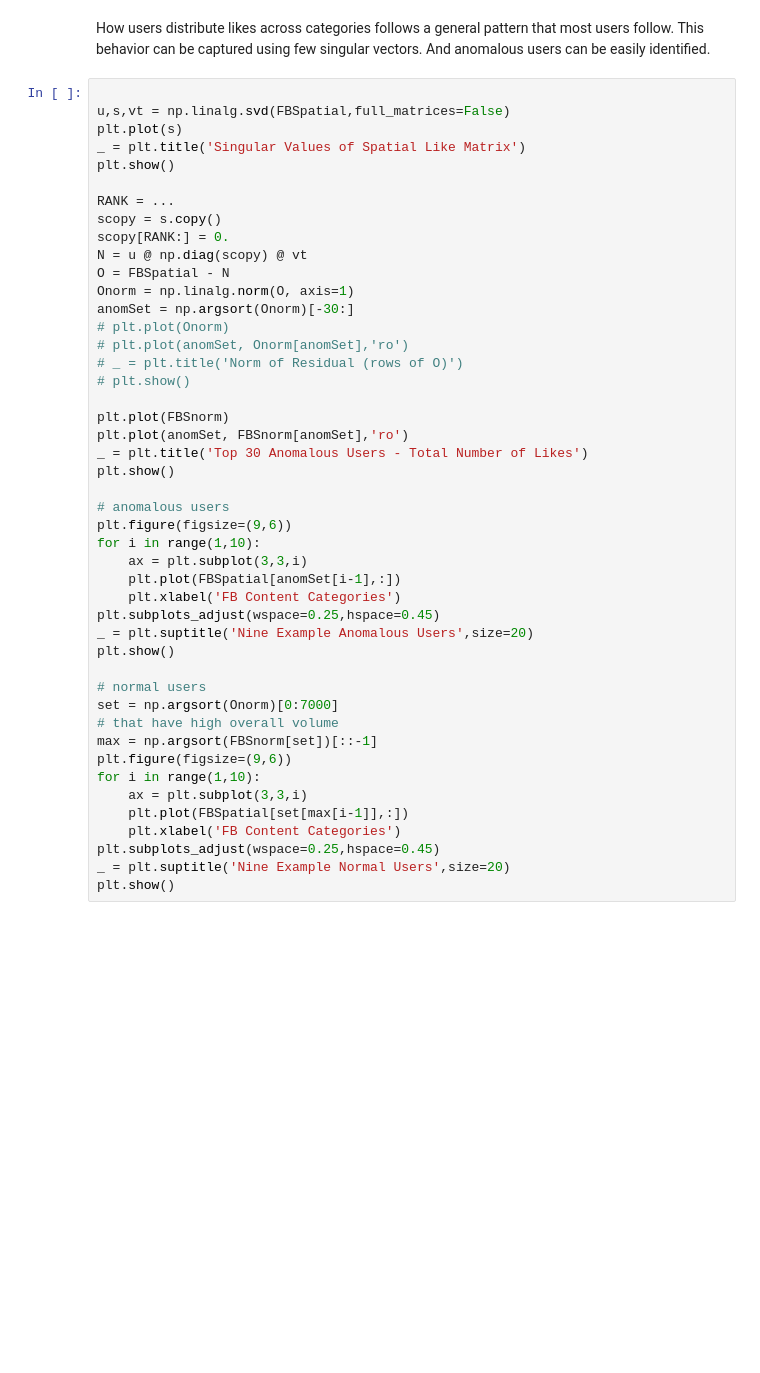
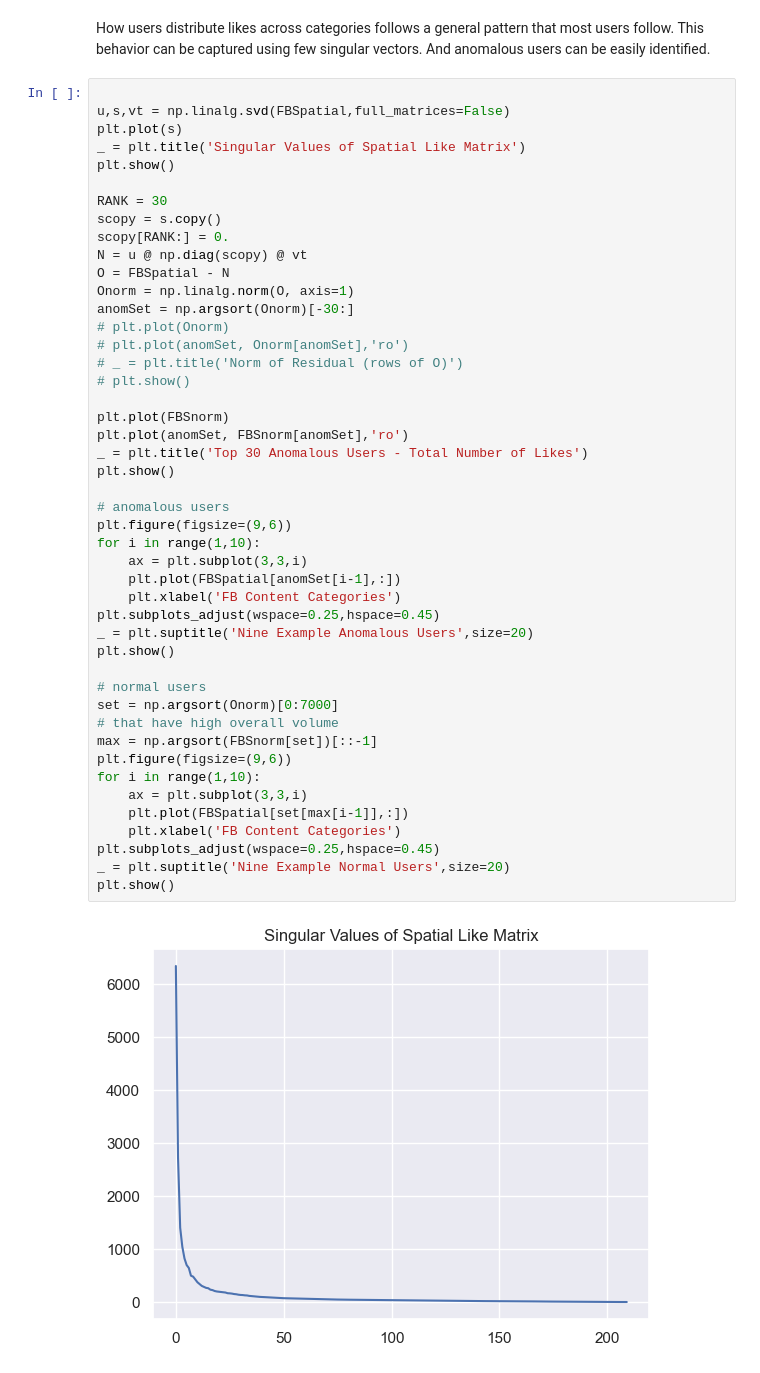
Before and after one commit to lwwlwwl/CS506, a Jupyter notebook: lecture_10/worksheet_10.ipynb, the cells around one changed output. Drawn from its saved outputs; the diff is of its cells as text; blank space fills up the shorter version.

```diff
--- a/lecture_10/worksheet_10.ipynb
+++ b/lecture_10/worksheet_10.ipynb
@@ -267,7 +267,7 @@ plt.plot(s)
 _ = plt.title('Singular Values of Spatial Like Matrix')
 plt.show()
 
-RANK = ...
+RANK = 30
 scopy = s.copy()
 scopy[RANK:] = 0.
 N = u @ np.diag(scopy) @ vt
@@ -279,30 +279,32 @@ anomSet = np.argsort(Onorm)[-30:]
 # _ = plt.title('Norm of Residual (rows of O)')
 # plt.show()
 
 plt.plot(FBSnorm)
 plt.plot(anomSet, FBSnorm[anomSet],'ro')
 _ = plt.title('Top 30 Anomalous Users - Total Number of Likes')
 plt.show()
 
 # anomalous users
 plt.figure(figsize=(9,6))
 for i in range(1,10):
     ax = plt.subplot(3,3,i)
     plt.plot(FBSpatial[anomSet[i-1],:])
     plt.xlabel('FB Content Categories')
 plt.subplots_adjust(wspace=0.25,hspace=0.45)
 _ = plt.suptitle('Nine Example Anomalous Users',size=20)
 plt.show()
 
 # normal users
 set = np.argsort(Onorm)[0:7000]
 # that have high overall volume
 max = np.argsort(FBSnorm[set])[::-1]
 plt.figure(figsize=(9,6))
 for i in range(1,10):
     ax = plt.subplot(3,3,i)
     plt.plot(FBSpatial[set[max[i-1]],:])
     plt.xlabel('FB Content Categories')
 plt.subplots_adjust(wspace=0.25,hspace=0.45)
 _ = plt.suptitle('Nine Example Normal Users',size=20)
 plt.show()
+# %% [output]
+[figure, added]
```
Also changed, not shown: parts of 3 cells of this notebook, 3 other files.
